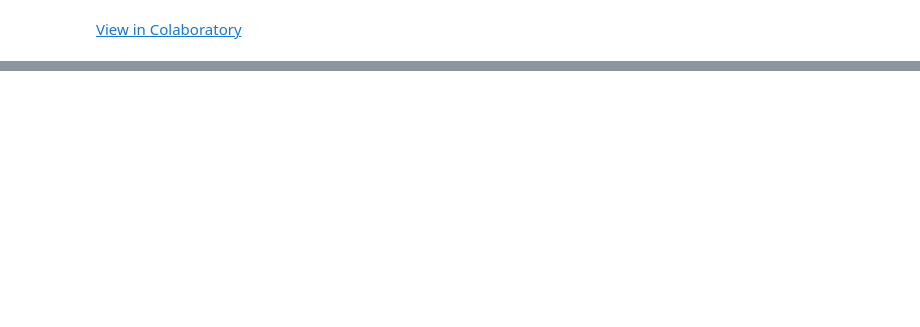
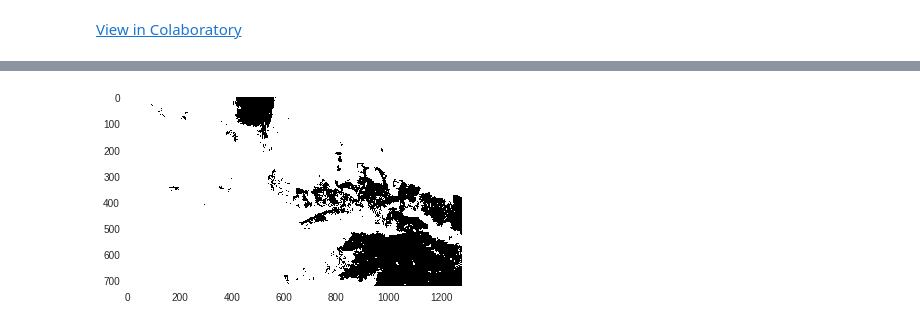
Before and after one commit to NeerajGulia/Simple-eye-detection-tests-ML, a Jupyter notebook: Hello,_Colaboratory.ipynb, the cells around one changed output, grey strips where cells are left out. Saved outputs shown, nothing was run; the diff lists cells and outputs as text; code cells hidden in the pictures; blank space fills up the shorter version.

```diff
--- a/Hello,_Colaboratory.ipynb
+++ b/Hello,_Colaboratory.ipynb
@@ -50,0 +74,47 @@ Wall time: 20.9 s
+# %%
+def LAB(img):
+  lab= cv2.cvtColor(img, cv2.COLOR_RGB2LAB)
+  return lab
+
+def get_regions_above_mean(img_channel):
+  mean= np.mean(img_channel)
+  img_channel[img_channel<mean]=0
+  img_channel[img_channel>=mean]=1
+
+  return img_channel
+
+def get_fire_color_info(a_star,b_star):
+  h, w= a_star.shape
+  c= np.zeros((h,w))
+  for i in range(h):
+    for j in range(w):
+      if b_star[i,j]>= a_star[i,j]:
+        c[i,j]=1
+  return c.astype(int)
+
+def get_LAB_star(lab):
+  l,a,b= cv2.split(lab)
+  l_star= get_regions_above_mean(l)
+  a_star= get_regions_above_mean(a)
+  b_star= get_regions_above_mean(b)
+  return l_star,a_star,b_star
+
+
+def get_binary_AND(channel_1,channel_2):
+  return np.bitwise_and(channel_1,channel_2)
+
+
+def apply_color_based_approach(img):
+  l_star,a_star,b_star= get_LAB_star(LAB(img))
+  fire_color= get_fire_color_info(a_star,b_star)
+  temp1= get_binary_AND(l_star, a_star)
+  temp2= get_binary_AND(temp1, b_star)
+  bin_mask= get_binary_AND(temp2, fire_color)
+  return bin_mask
+
+img=read_image()
+bin_mask= apply_color_based_approach(img)
+plt.imshow(bin_mask)
+plt.grid(False)
+# %% [output]
+[figure, added]
```
Also changed, not shown: parts of 5 cells of this notebook.
